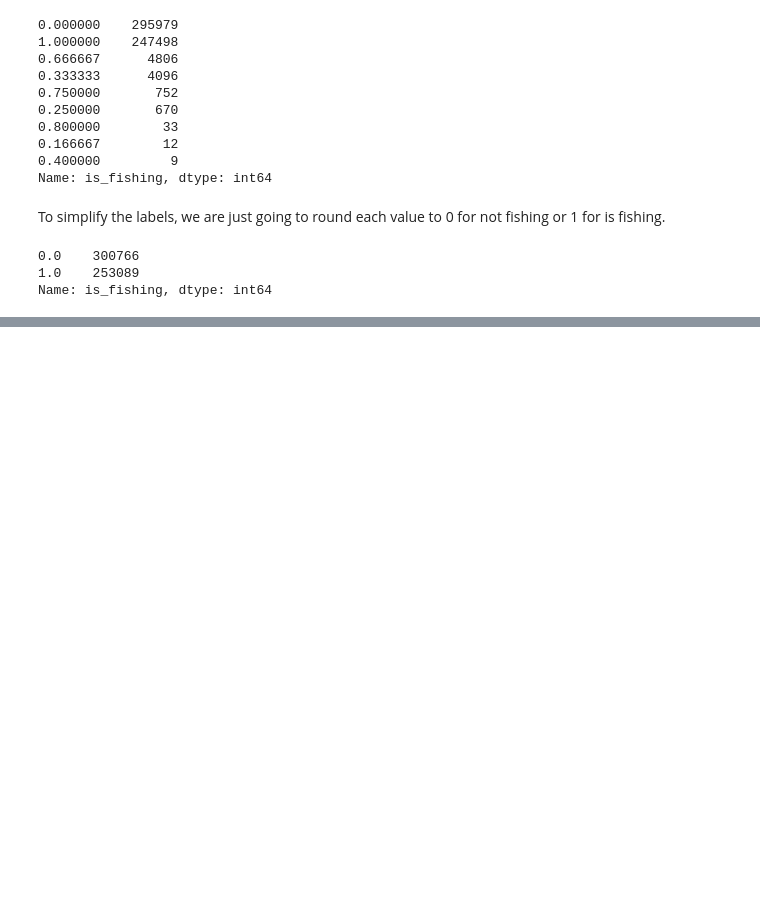
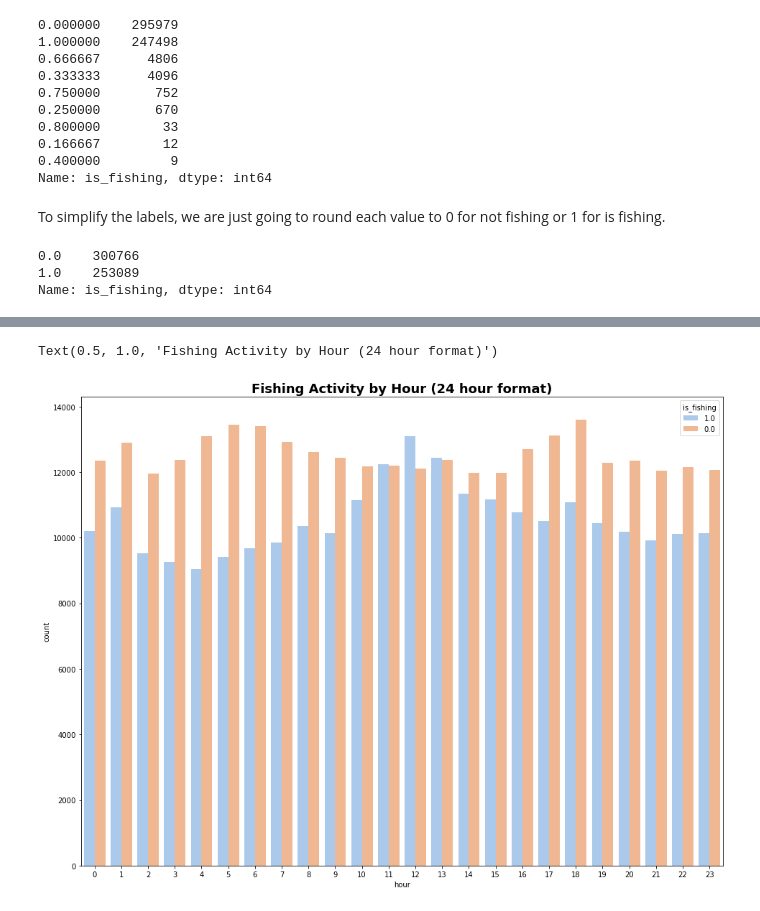
Before and after one commit to seankim658/LSTM-Fishing-Detection, a Jupyter notebook: main-notebook.ipynb, the cells around one changed output, grey strips where cells are left out. Drawn from its saved outputs; the diff is of its cells as text; code cells hidden in the pictures; blank space fills up the shorter version.

```diff
--- a/main-notebook.ipynb
+++ b/main-notebook.ipynb
@@ -939,0 +1070,15 @@ Now we need to deal with the categorical data columns.
+# %%
+# fishing activity by hour
+plt.figure(figsize = (16, 12))
+ax = sns.countplot(
+    data = train_df,
+    x = 'hour',
+    hue = 'is_fishing',
+    hue_order = [1.0, 0.0],
+    order = [0, 1, 2, 3, 4, 5, 6, 7, 8, 9, 10, 11, 12, 13, 14, 15, 16, 17, 18, 19, 20, 21, 22, 23],
+    palette = 'pastel'
+)
+plt.title('Fishing Activity by Hour (24 hour format)', fontdict = {'fontsize': 18, 'fontweight': 'bold'})
+# %% [output]
+Text(0.5, 1.0, 'Fishing Activity by Hour (24 hour format)')
+[figure, added]
```
Also changed, not shown: parts of 35 cells of this notebook.
